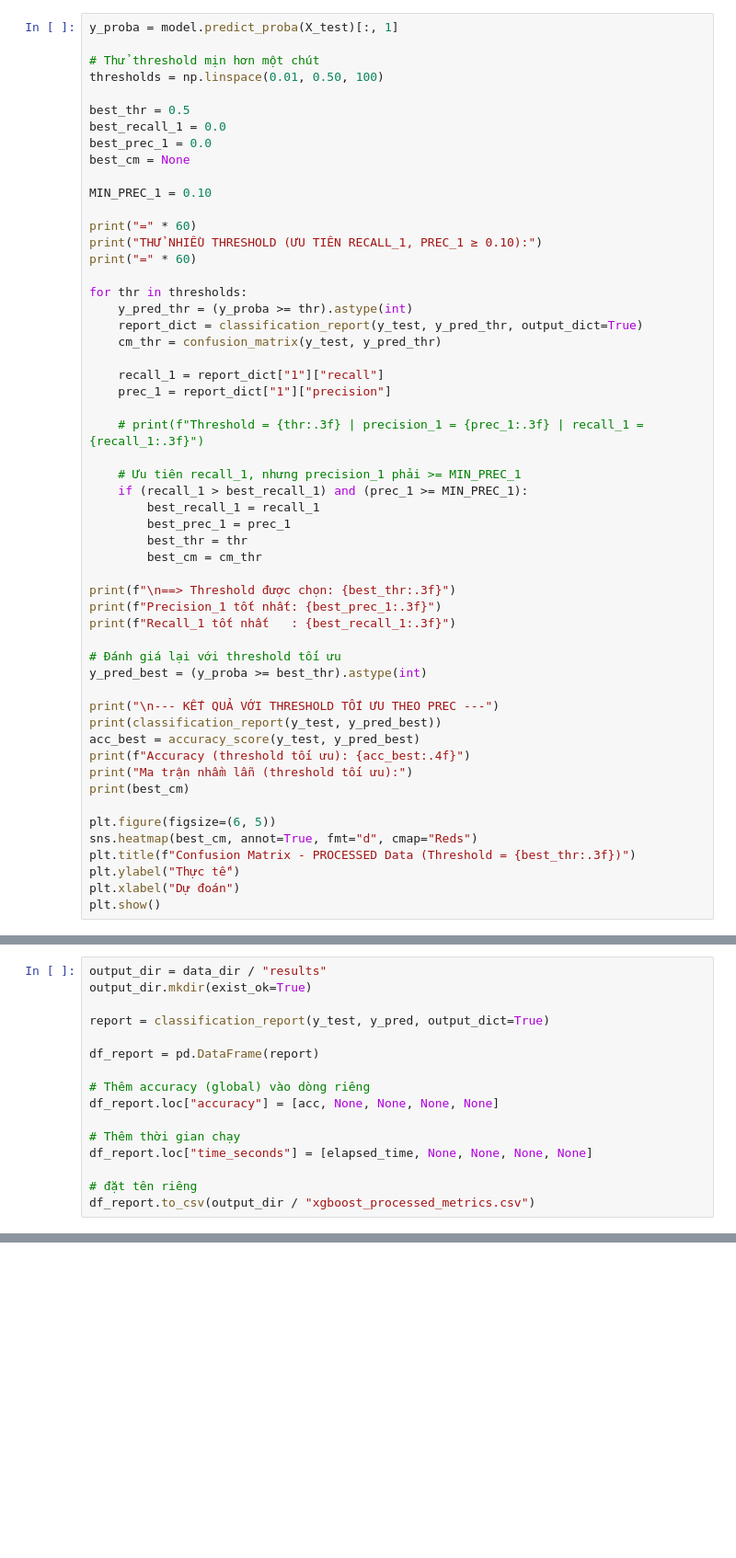
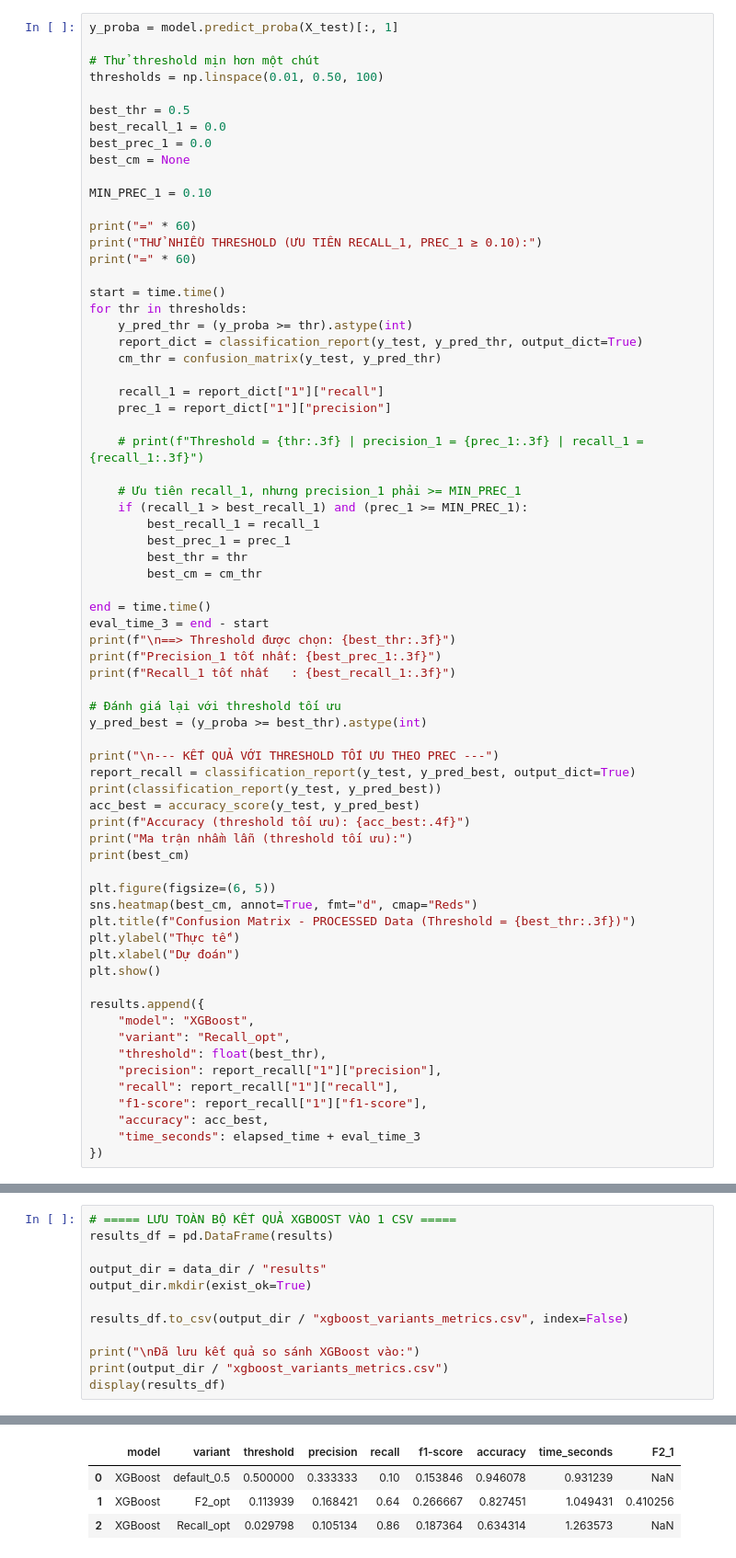
Before and after one commit to Brozic2908/Stroke-Prediction-Project, a Jupyter notebook: src/models/xgboost_processed.ipynb, the cells around one changed output, grey strips where cells are left out. Shown at 92% size. Saved outputs shown, nothing was run; the diff lists cells and outputs as text; blank space fills up the shorter version.

Commit message:
update XGBoost

```diff
--- a/src/models/xgboost_processed.ipynb
+++ b/src/models/xgboost_processed.ipynb
@@ -182,6 +215,7 @@ print("=" * 60)
 print("THỬ NHIỀU THRESHOLD (ƯU TIÊN RECALL_1, PREC_1 ≥ 0.10):")
 print("=" * 60)
 
+start = time.time()
 for thr in thresholds:
     y_pred_thr = (y_proba >= thr).astype(int)
     report_dict = classification_report(y_test, y_pred_thr, output_dict=True)
@@ -199,6 +233,8 @@ for thr in thresholds:
         best_thr = thr
         best_cm = cm_thr
 
+end = time.time()
+eval_time_3 = end - start
 print(f"\n==> Threshold được chọn: {best_thr:.3f}")
 print(f"Precision_1 tốt nhất: {best_prec_1:.3f}")
 print(f"Recall_1 tốt nhất   : {best_recall_1:.3f}")
@@ -207,6 +243,7 @@ print(f"Recall_1 tốt nhất   : {best_recall_1:.3f}")
 y_pred_best = (y_proba >= best_thr).astype(int)
 
 print("\n--- KẾT QUẢ VỚI THRESHOLD TỐI ƯU THEO PREC ---")
+report_recall = classification_report(y_test, y_pred_best, output_dict=True)
 print(classification_report(y_test, y_pred_best))
 acc_best = accuracy_score(y_test, y_pred_best)
 print(f"Accuracy (threshold tối ưu): {acc_best:.4f}")
@@ -219,6 +256,17 @@ plt.title(f"Confusion Matrix - PROCESSED Data (Threshold = {best_thr:.3f})")
 plt.ylabel("Thực tế")
 plt.xlabel("Dự đoán")
 plt.show()
+
+results.append({
+    "model": "XGBoost",
+    "variant": "Recall_opt",
+    "threshold": float(best_thr),
+    "precision": report_recall["1"]["precision"],
+    "recall": report_recall["1"]["recall"],
+    "f1-score": report_recall["1"]["f1-score"],
+    "accuracy": acc_best,
+    "time_seconds": elapsed_time + eval_time_3
+})
 # %% [output]
 ============================================================
 THỬ NHIỀU THRESHOLD (ƯU TIÊN RECALL_1, PREC_1 ≥ 0.10):
@@ -239,18 +287,15 @@ Ma trận nhầm lẫn (threshold tối ưu):
  [  7  43]]
 [figure]
 # %%
+# ===== LƯU TOÀN BỘ KẾT QUẢ XGBOOST VÀO 1 CSV =====
+results_df = pd.DataFrame(results)
+
 output_dir = data_dir / "results"
 output_dir.mkdir(exist_ok=True)
 
-report = classification_report(y_test, y_pred, output_dict=True)
+results_df.to_csv(output_dir / "xgboost_variants_metrics.csv", index=False)
 
-df_report = pd.DataFrame(report)
-
-# Thêm accuracy (global) vào dòng riêng
-df_report.loc["accuracy"] = [acc, None, None, None, None]
-
-# Thêm thời gian chạy
-df_report.loc["time_seconds"] = [elapsed_time, None, None, None, None]
-
-# đặt tên riêng
-df_report.to_csv(output_dir / "xgboost_processed_metrics.csv")
+print("\nĐã lưu kết quả so sánh XGBoost vào:")
+print(output_dir / "xgboost_variants_metrics.csv")
+display(results_df)
+# %% [output]
@@ -256,0 +304,4 @@ df_report.to_csv(output_dir / "xgboost_processed_metrics.csv")
+|  | model | variant | threshold | precision | recall | f1-score | accuracy | time_seconds | F2_1 |
+| 0 | XGBoost | default_0.5 | 0.500000 | 0.333333 | 0.10 | 0.153846 | 0.946078 | 0.931239 | NaN |
+| 1 | XGBoost | F2_opt | 0.113939 | 0.168421 | 0.64 | 0.266667 | 0.827451 | 1.049431 | 0.410256 |
+| 2 | XGBoost | Recall_opt | 0.029798 | 0.105134 | 0.86 | 0.187364 | 0.634314 | 1.263573 | NaN |
```
Also changed, not shown: parts of 3 cells of this notebook, 5 other files.
